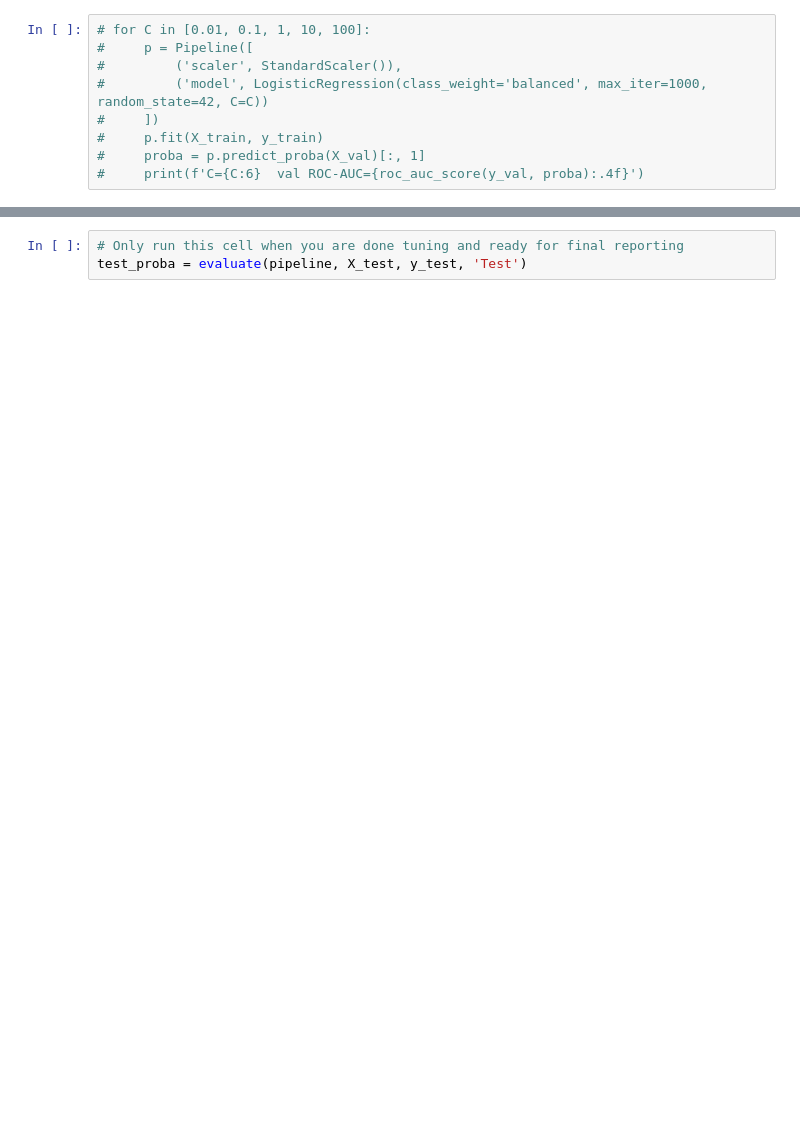
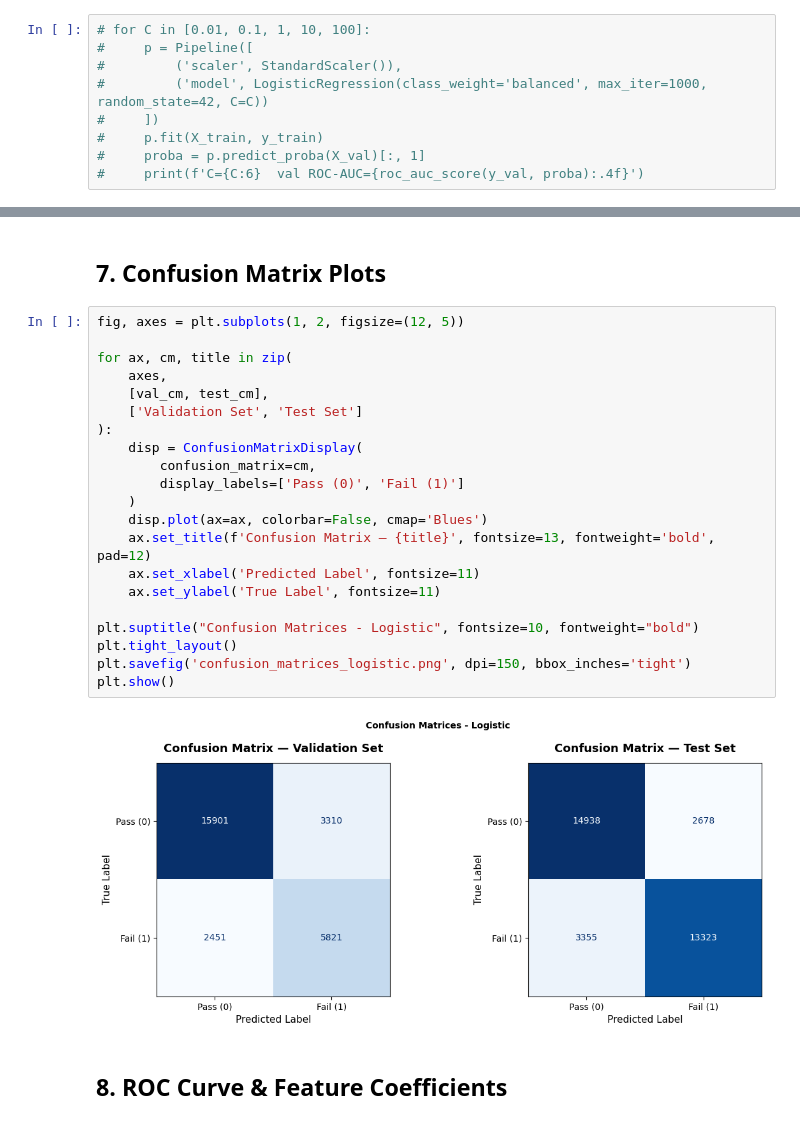
Before and after one commit to MohdTamer/Food-Inspection, a Jupyter notebook: notebooks/modelling/logistic.ipynb, the cells around one changed output, grey strips where cells are left out. Saved outputs shown, nothing was run; the diff lists cells and outputs as text; blank space fills up the shorter version.

```diff
--- a/notebooks/modelling/logistic.ipynb
+++ b/notebooks/modelling/logistic.ipynb
@@ -71,6 +186,30 @@ val_proba = evaluate(pipeline, X_val, y_val, 'Validation')
-# %%
-# Only run this cell when you are done tuning and ready for final reporting
-test_proba = evaluate(pipeline, X_test, y_test, 'Test')
+# %% [markdown]
+## 7. Confusion Matrix Plots
+# %%
+fig, axes = plt.subplots(1, 2, figsize=(12, 5))
+
+for ax, cm, title in zip(
+    axes,
+    [val_cm, test_cm],
+    ['Validation Set', 'Test Set']
+):
+    disp = ConfusionMatrixDisplay(
+        confusion_matrix=cm,
+        display_labels=['Pass (0)', 'Fail (1)']
+    )
+    disp.plot(ax=ax, colorbar=False, cmap='Blues')
+    ax.set_title(f'Confusion Matrix — {title}', fontsize=13, fontweight='bold', pad=12)
+    ax.set_xlabel('Predicted Label', fontsize=11)
+    ax.set_ylabel('True Label', fontsize=11)
+
+plt.suptitle("Confusion Matrices - Logistic", fontsize=10, fontweight="bold")
+plt.tight_layout()
+plt.savefig('confusion_matrices_logistic.png', dpi=150, bbox_inches='tight')
+plt.show()
+# %% [output]
+[figure, added]
+# %% [markdown]
+## 8. ROC Curve & Feature Coefficients
 # %%
 fig, axes = plt.subplots(1, 2, figsize=(12, 4))
 
```
Also changed, not shown: parts of 19 cells of this notebook, 29 other files.
